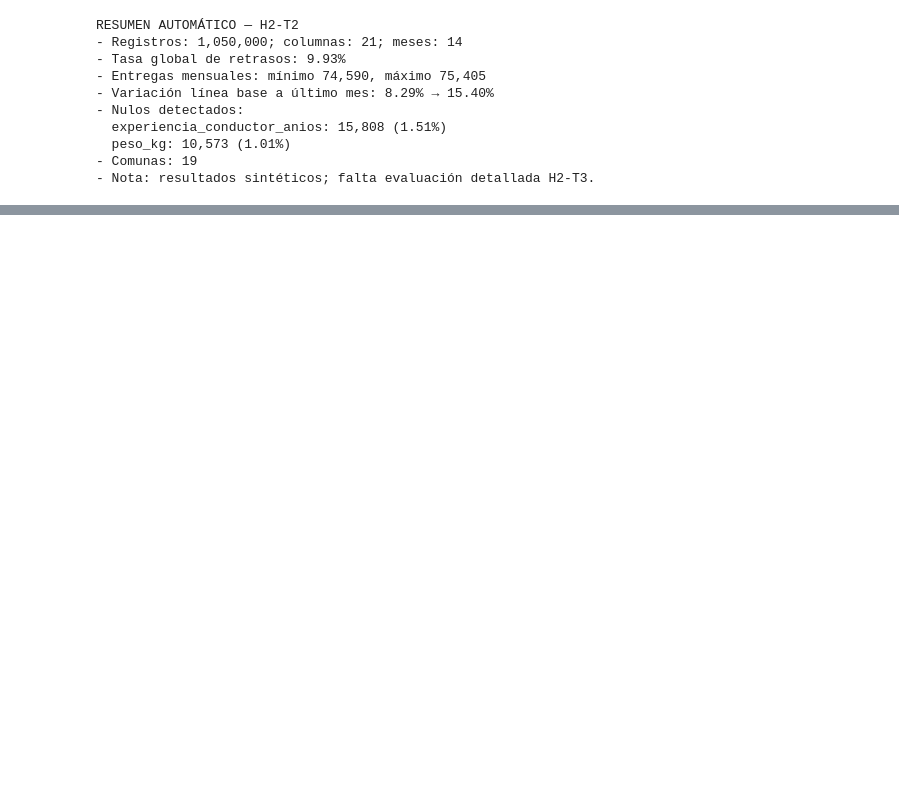
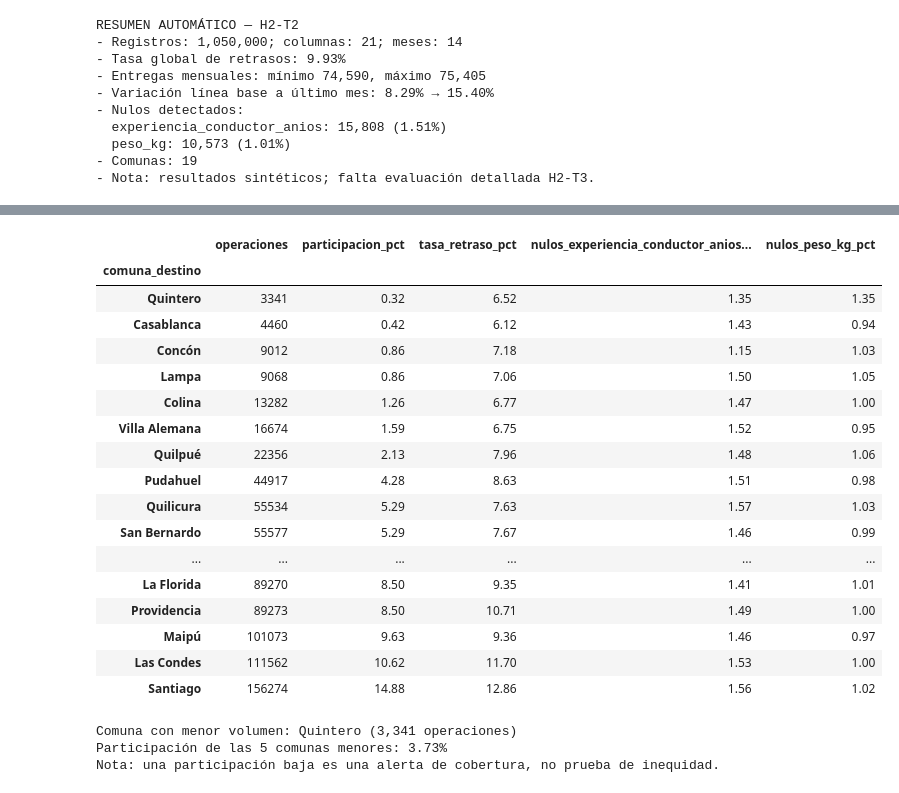
Before and after one commit to carlos31255/EV3_LOGISMART, a Jupyter notebook: notebooks/01_EDA_LogiSmart.ipynb, the cells around one changed output, grey strips where cells are left out. Saved outputs shown, nothing was run; the diff lists cells and outputs as text; code cells hidden in the pictures; blank space fills up the shorter version.

```diff
--- a/notebooks/01_EDA_LogiSmart.ipynb
+++ b/notebooks/01_EDA_LogiSmart.ipynb
@@ -428,0 +442,51 @@ RESUMEN AUTOMÁTICO — H2-T2
+# %%
+variables_con_nulos = ['experiencia_conductor_anios', 'peso_kg']
+reporte_comunas = (
+    df.groupby('comuna_destino', observed=True)
+      .agg(operaciones=('id_entrega', 'size'),
+           retrasos=('retraso', 'sum'),
+           tasa_retraso=('retraso', 'mean'))
+)
+reporte_comunas['participacion_pct'] = 100 * reporte_comunas['operaciones'] / len(df)
+
+for variable in variables_con_nulos:
+    faltantes = df[variable].isna().groupby(df['comuna_destino']).sum()
+    reporte_comunas[f'nulos_{variable}'] = faltantes
+    reporte_comunas[f'nulos_{variable}_pct'] = (
+        100 * faltantes / reporte_comunas['operaciones']
+    )
+
+reporte_comunas['tasa_retraso_pct'] = 100 * reporte_comunas['tasa_retraso']
+reporte_comunas = reporte_comunas.sort_values('operaciones')
+columnas_cobertura = [
+    'operaciones', 'participacion_pct', 'tasa_retraso_pct',
+    'nulos_experiencia_conductor_anios_pct', 'nulos_peso_kg_pct'
+]
+display(reporte_comunas[columnas_cobertura].round(2))
+print(f"Comuna con menor volumen: {reporte_comunas.index[0]} "
+      f"({int(reporte_comunas['operaciones'].iloc[0]):,} operaciones)")
+print(f"Participación de las 5 comunas menores: "
+      f"{reporte_comunas['participacion_pct'].head(5).sum():.2f}%")
+print('Nota: una participación baja es una alerta de cobertura, no prueba de inequidad.')
+# %% [output]
+|  | operaciones | participacion_pct | tasa_retraso_pct | nulos_experiencia_conductor_anios... | nulos_peso_kg_pct |
+| comuna_destino |  |  |  |  |  |
+| Quintero | 3341 | 0.32 | 6.52 | 1.35 | 1.35 |
+| Casablanca | 4460 | 0.42 | 6.12 | 1.43 | 0.94 |
+| Concón | 9012 | 0.86 | 7.18 | 1.15 | 1.03 |
+| Lampa | 9068 | 0.86 | 7.06 | 1.50 | 1.05 |
+| Colina | 13282 | 1.26 | 6.77 | 1.47 | 1.00 |
+| Villa Alemana | 16674 | 1.59 | 6.75 | 1.52 | 0.95 |
+| Quilpué | 22356 | 2.13 | 7.96 | 1.48 | 1.06 |
+| Pudahuel | 44917 | 4.28 | 8.63 | 1.51 | 0.98 |
+| Quilicura | 55534 | 5.29 | 7.63 | 1.57 | 1.03 |
+| San Bernardo | 55577 | 5.29 | 7.67 | 1.46 | 0.99 |
+| ... | ... | ... | ... | ... | ... |
+| La Florida | 89270 | 8.50 | 9.35 | 1.41 | 1.01 |
+| Providencia | 89273 | 8.50 | 10.71 | 1.49 | 1.00 |
+| Maipú | 101073 | 9.63 | 9.36 | 1.46 | 0.97 |
+| Las Condes | 111562 | 10.62 | 11.70 | 1.53 | 1.00 |
+| Santiago | 156274 | 14.88 | 12.86 | 1.56 | 1.02 |
+Comuna con menor volumen: Quintero (3,341 operaciones)
+Participación de las 5 comunas menores: 3.73%
+Nota: una participación baja es una alerta de cobertura, no prueba de inequidad.
```
Also changed, not shown: parts of 10 cells of this notebook.
